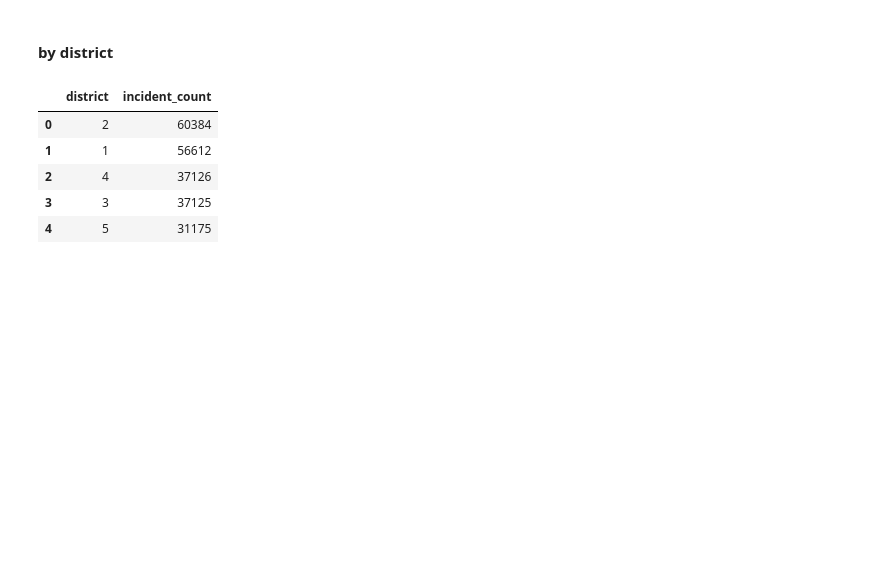
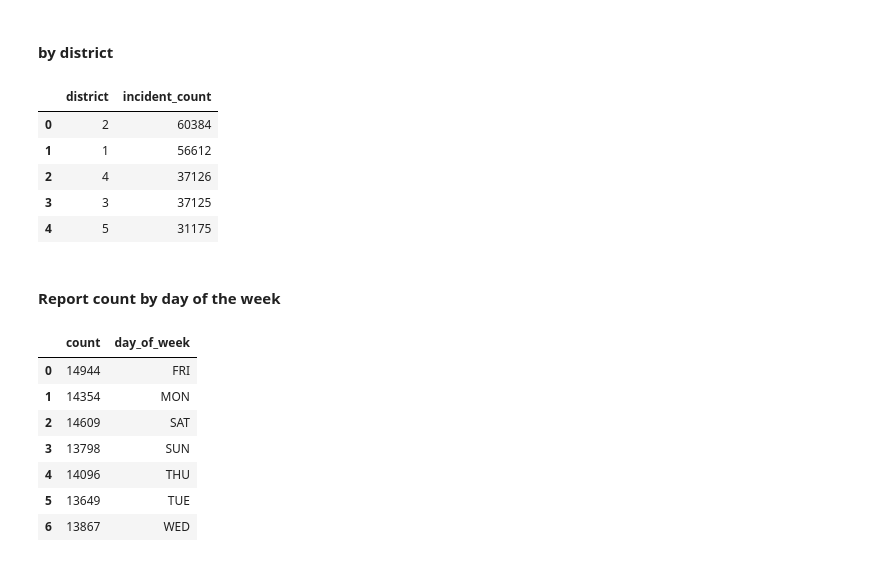
Before and after one commit to DonnieData/austin_crime_EDA, a Jupyter notebook: crime_data_EDA.ipynb, the cells around one changed output. Drawn from its saved outputs; the diff is of its cells as text; code cells hidden in the pictures; blank space fills up the shorter version.

```diff
--- a/crime_data_EDA.ipynb
+++ b/crime_data_EDA.ipynb
@@ -318,3 +318,5 @@ top_district.head()
 | 2 | 4 | 37126 |
 | 3 | 3 | 37125 |
 | 4 | 5 | 31175 |
+# %% [markdown]
+#### Report count by day of the week
@@ -320,0 +325,15 @@ top_district.head()
+# %%
+db_frame('''SELECT COUNT(*), TO_CHAR(occurred_date, 'DY') as day_of_week
+            FROM crime_incidents
+            WHERE EXTRACT(YEAR FROM occurred_date) = '2018'
+            GROUP BY day_of_week
+            ;''')
+# %% [output]
+|  | count | day_of_week |
+| 0 | 14944 | FRI |
+| 1 | 14354 | MON |
+| 2 | 14609 | SAT |
+| 3 | 13798 | SUN |
+| 4 | 14096 | THU |
+| 5 | 13649 | TUE |
+| 6 | 13867 | WED |
```
Also changed, not shown: parts of 1 cell of this notebook, 1 other file.
